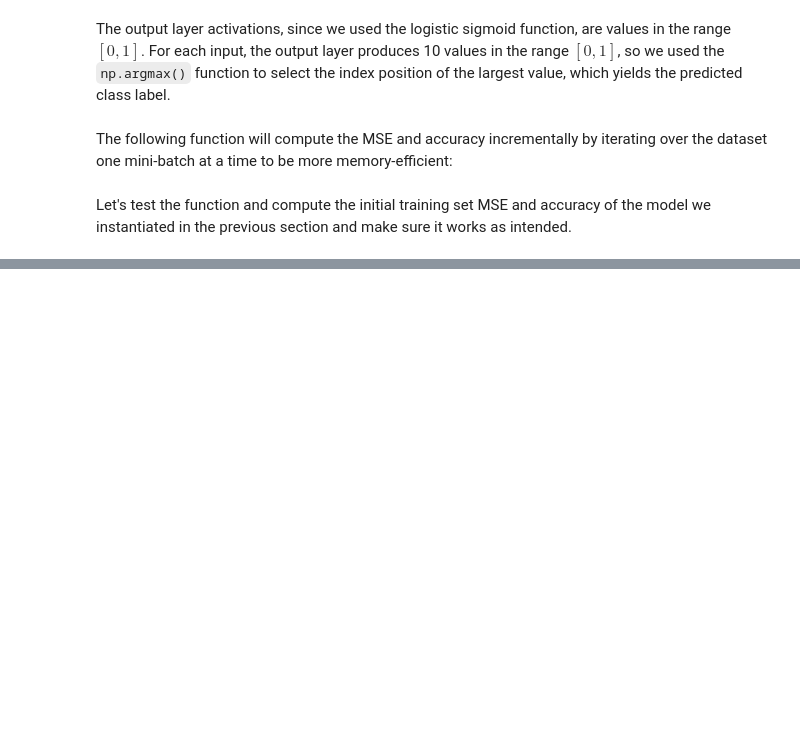
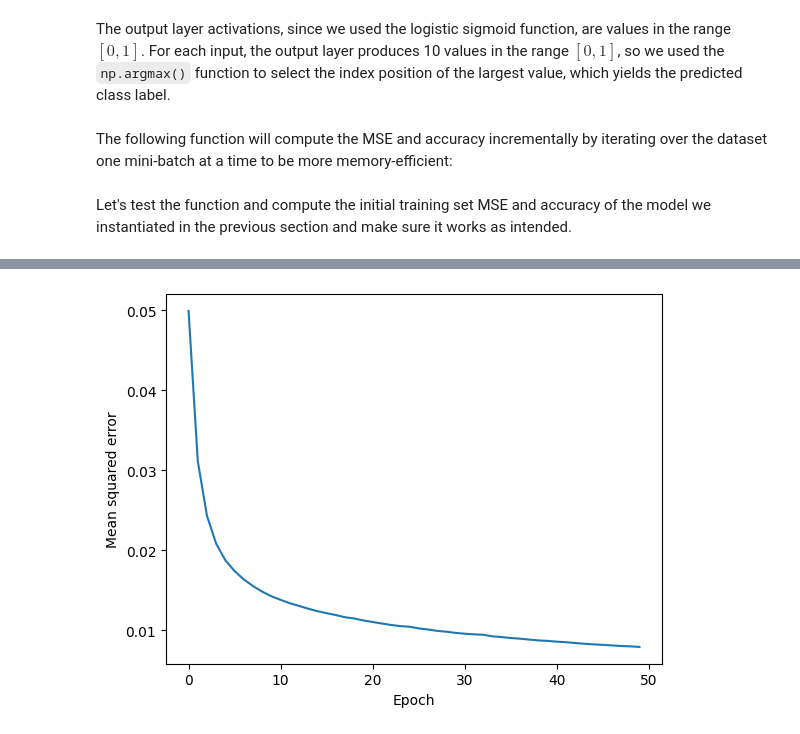
Before and after one commit to lcarnevale/bio-inspired-artificial-intelligence, a Jupyter notebook: lab1-neural-systems/lab01.5-multilayer-perceptron.ipynb, the cells around one changed output, grey strips where cells are left out. Cells and saved outputs as stored; diff of their text form; code cells hidden in the pictures; blank space fills up the shorter version.

```diff
--- a/lab1-neural-systems/lab01.5-multilayer-perceptron.ipynb
+++ b/lab1-neural-systems/lab01.5-multilayer-perceptron.ipynb
@@ -276,0 +319,10 @@ Initial valid accuracy: 9.4%
+# %%
+epoch_loss, epoch_train_acc, epoch_valid_acc = train(
+    model,
+    X_train,
+    y_train,
+    X_valid,
+    y_valid,
+    num_epochs=50,
+    learning_rate=0.1
+)
@@ -276,0 +347,7 @@ Initial valid accuracy: 9.4%
+# %%
+plt.plot(range(len(epoch_loss)), epoch_loss)
+plt.ylabel('Mean squared error')
+plt.xlabel('Epoch')
+plt.show()
+# %% [output]
+[figure, added]
```
Also changed, not shown: parts of 15 cells of this notebook, 2 other files.
